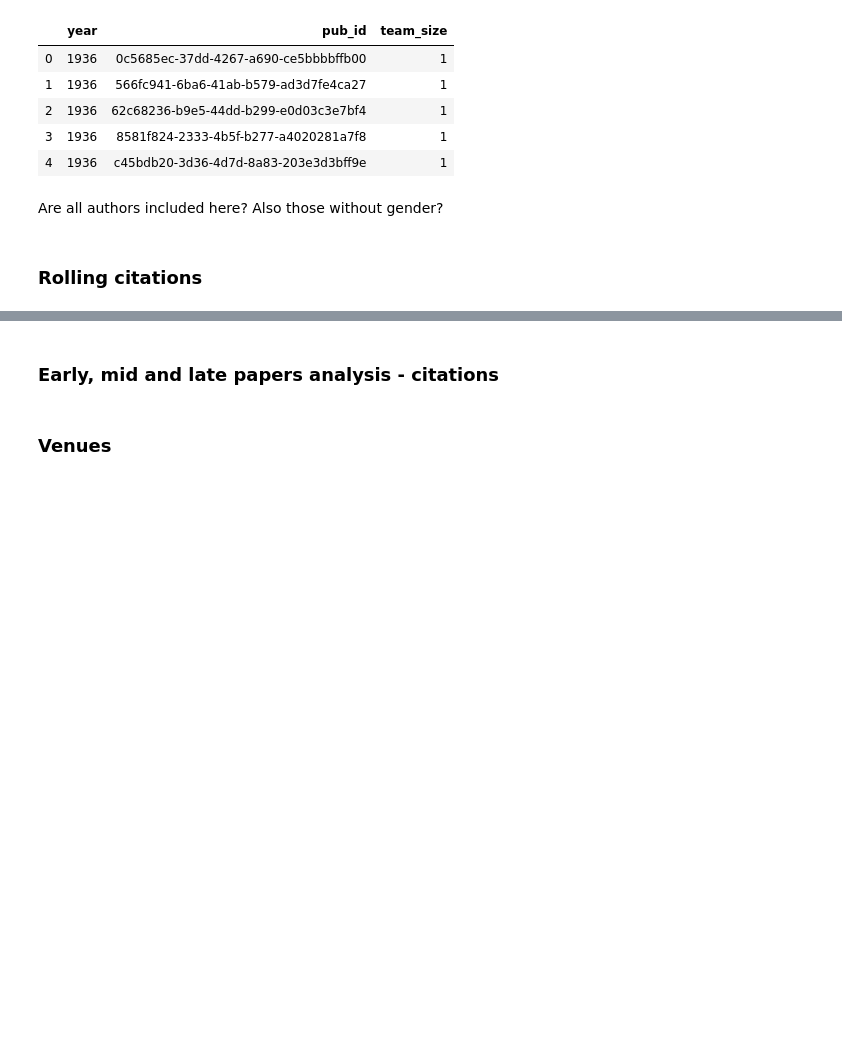
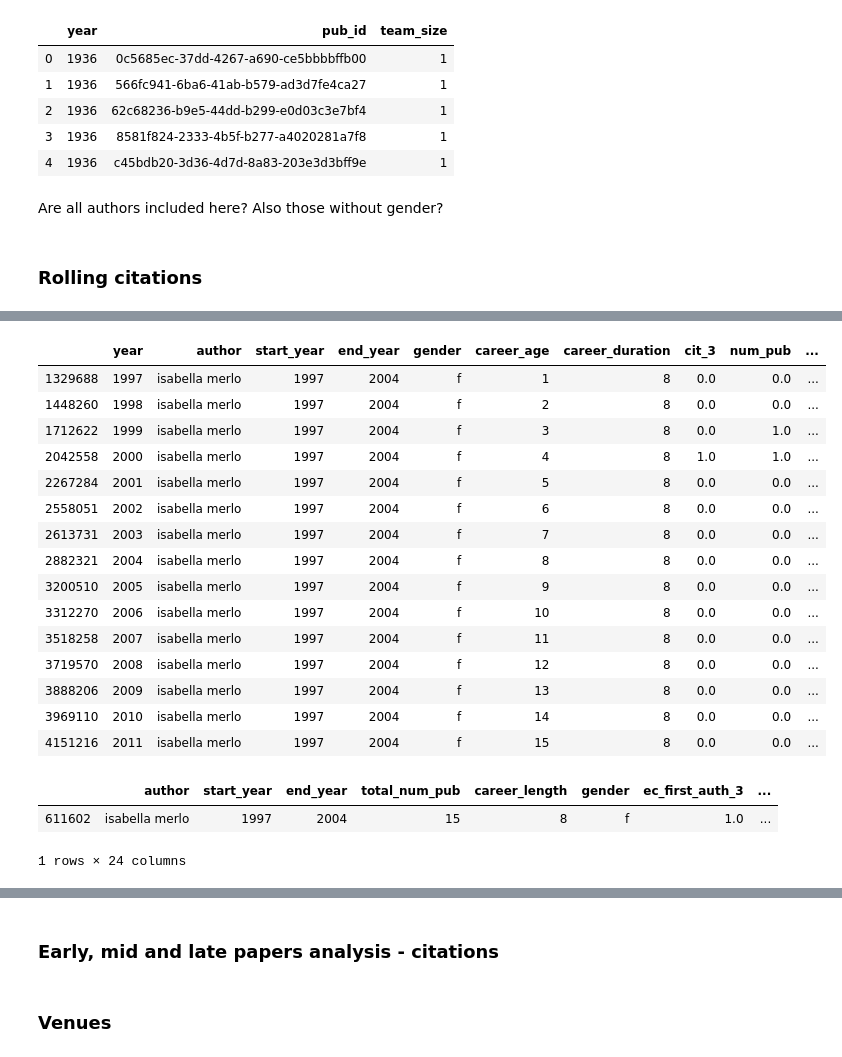
Before and after one commit to gesiscss/inequality, a Jupyter notebook: 0.Data Preprocessing.ipynb, the cells around one changed output, grey strips where cells are left out. Drawn from its saved outputs; the diff is of its cells as text; code cells hidden in the pictures; blank space fills up the shorter version.

```diff
--- a/0.Data Preprocessing.ipynb
+++ b/0.Data Preprocessing.ipynb
@@ -712,5 +565,0 @@ counts['career_duration'] = counts['end_year']-counts['start_year'] + 1
-# %%
-# %%time
-#publication window
-# TODO sort?!
-counts['win_num_pub'] = counts.groupby('author')['num_pub'].transform(lambda x: x.rolling(3, min_periods=3).sum().shift(-2))
@@ -744,0 +603,32 @@ counts.head()
+# %%
+# add citation and publication window features to citations df
+def add_citation_window_counts(counts_df, combined_df, citations_year_auth_df, author_year_numPub_df):
+    #citations window
+    WINDOW_SIZE = 3
+    df_list = []
+    for year in start_years:
+        df_year = combined_df[combined_df.start_year == year]
+        for y in range(year, year+13): #y is the first year we count for
+            df_window = df_year[(df_year.year_pub>=y) & (df_year.year_cit>=y)& (df_year.year_pub<=y)&
+                                (df_year.year_cit<=y+WINDOW_SIZE)]
+            df_window = df_window.groupby('author').agg({'id1': 'count'}).reset_index()
+            df_window['year'] = y
+            df_window = df_window.rename({'id1' : f'cit_{WINDOW_SIZE}'}, axis=1)
+            df_list.append(df_window)
+    df_cit_3_window = pd.concat(df_list).sort_values(by=['author', 'year'])
+    counts_df = counts_df.merge(df_cit_3_window, on=['author', 'year'], how='left')
+    counts_df['cit_3'] = counts_df['cit_3'].fillna(0)
+    # merge in publications
+    counts_df = counts_df.merge(author_year_numPub_df, on=['author', 'year'], how='left')
+    counts_df['num_pub'] = counts_df['num_pub'].fillna(0)
+    counts_df['win_num_pub'] = counts_df.groupby('author')['num_pub'].transform(
+        lambda x: x.rolling(3, min_periods=3).sum().shift(-2))
+    # merge in citations
+    counts_df = counts_df.merge(citations_year_auth_df, on=['author', 'year'], how='left')
+    counts_df['num_cit'] = counts_df['num_cit'].fillna(0)
+    return counts_df
+def add_cumulative_counts(counts_df, feature):
+    counts_df = calculate.calculate_cumulative_for_authors(counts_df, feature)
+    return counts_df
+def save_counts(counts_df, ext=''):
+    counts_df.to_csv(f'derived-data/citations_window_3{ext}.csv', index=None)
@@ -744,0 +643,6 @@ counts.head()
+# %%
+%%time
+counts_first_auth = add_citation_window_counts(create_counts_df(), combined_first, citations_year_auth_first,
+                                               author_year_numPub_first)
+counts_first_auth = add_cumulative_counts(counts_first_auth, 'num_cit')
+counts_first_auth = add_cumulative_counts(counts_first_auth, 'num_pub')
@@ -744,0 +680,25 @@ counts.head()
+# %%
+counts_first_auth[counts_first_auth.author == 'isabella merlo']
+# %% [output]
+|  | year | author | start_year | end_year | gender | career_age | career_duration | cit_3 | num_pub | ... |
+| 1329688 | 1997 | isabella merlo | 1997 | 2004 | f | 1 | 8 | 0.0 | 0.0 | ... |
+| 1448260 | 1998 | isabella merlo | 1997 | 2004 | f | 2 | 8 | 0.0 | 0.0 | ... |
+| 1712622 | 1999 | isabella merlo | 1997 | 2004 | f | 3 | 8 | 0.0 | 1.0 | ... |
+| 2042558 | 2000 | isabella merlo | 1997 | 2004 | f | 4 | 8 | 1.0 | 1.0 | ... |
+| 2267284 | 2001 | isabella merlo | 1997 | 2004 | f | 5 | 8 | 0.0 | 0.0 | ... |
+| 2558051 | 2002 | isabella merlo | 1997 | 2004 | f | 6 | 8 | 0.0 | 0.0 | ... |
+| 2613731 | 2003 | isabella merlo | 1997 | 2004 | f | 7 | 8 | 0.0 | 0.0 | ... |
+| 2882321 | 2004 | isabella merlo | 1997 | 2004 | f | 8 | 8 | 0.0 | 0.0 | ... |
+| 3200510 | 2005 | isabella merlo | 1997 | 2004 | f | 9 | 8 | 0.0 | 0.0 | ... |
+| 3312270 | 2006 | isabella merlo | 1997 | 2004 | f | 10 | 8 | 0.0 | 0.0 | ... |
+| 3518258 | 2007 | isabella merlo | 1997 | 2004 | f | 11 | 8 | 0.0 | 0.0 | ... |
+| 3719570 | 2008 | isabella merlo | 1997 | 2004 | f | 12 | 8 | 0.0 | 0.0 | ... |
+| 3888206 | 2009 | isabella merlo | 1997 | 2004 | f | 13 | 8 | 0.0 | 0.0 | ... |
+| 3969110 | 2010 | isabella merlo | 1997 | 2004 | f | 14 | 8 | 0.0 | 0.0 | ... |
+| 4151216 | 2011 | isabella merlo | 1997 | 2004 | f | 15 | 8 | 0.0 | 0.0 | ... |
+# %%
+credible_authors[credible_authors.author == 'isabella merlo']
+# %% [output]
+|  | author | start_year | end_year | total_num_pub | career_length | gender | ec_first_auth_3 | ... |
+| 611602 | isabella merlo | 1997 | 2004 | 15 | 8 | f | 1.0 | ... |
+1 rows × 24 columns
```
Also changed, not shown: parts of 40 cells of this notebook, 3 other files.
